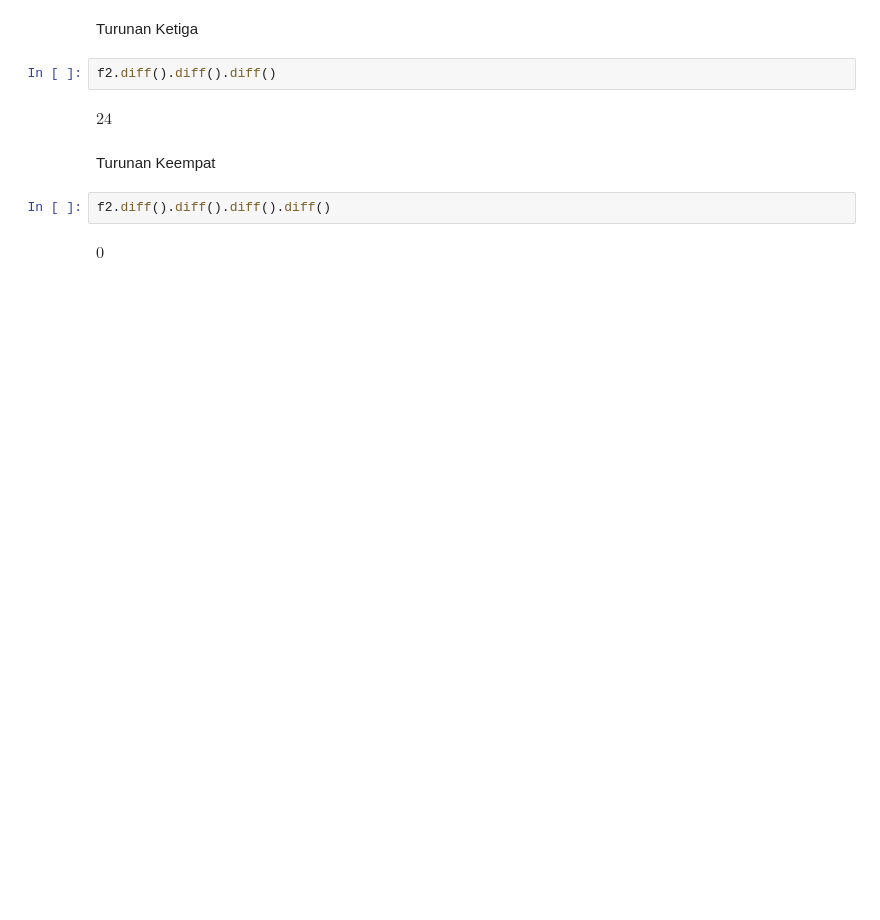
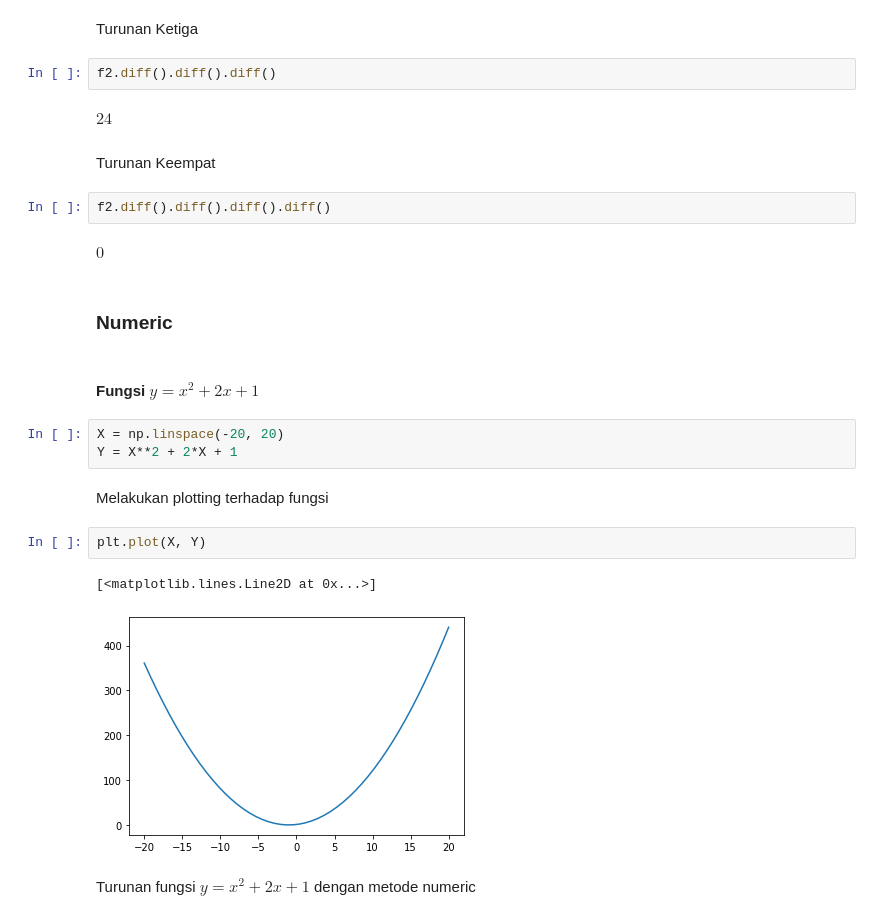
Before and after one commit to Penzragon/h8dsft_Calculus1, a Jupyter notebook: script.ipynb, the cells around one changed output. Cells and saved outputs as stored; diff of their text form; blank space fills up the shorter version.

Commit message:
Add numeric version

```diff
--- a/script.ipynb
+++ b/script.ipynb
@@ -88,3 +89,19 @@ Turunan Keempat
 f2.diff().diff().diff().diff()
 # %% [output]
 $\displaystyle 0$
+# %% [markdown]
+### Numeric
+# %% [markdown]
+#### Fungsi $y = x^2 + 2x + 1$
+# %%
+X = np.linspace(-20, 20)
+Y = X**2 + 2*X + 1
+# %% [markdown]
+Melakukan plotting terhadap fungsi
+# %%
+plt.plot(X, Y)
+# %% [output]
+[<matplotlib.lines.Line2D at 0x...>]
+[figure, added]
+# %% [markdown]
+Turunan fungsi $y = x^2 + 2x + 1$ dengan metode numeric
```
Also changed, not shown: parts of 12 cells of this notebook.
